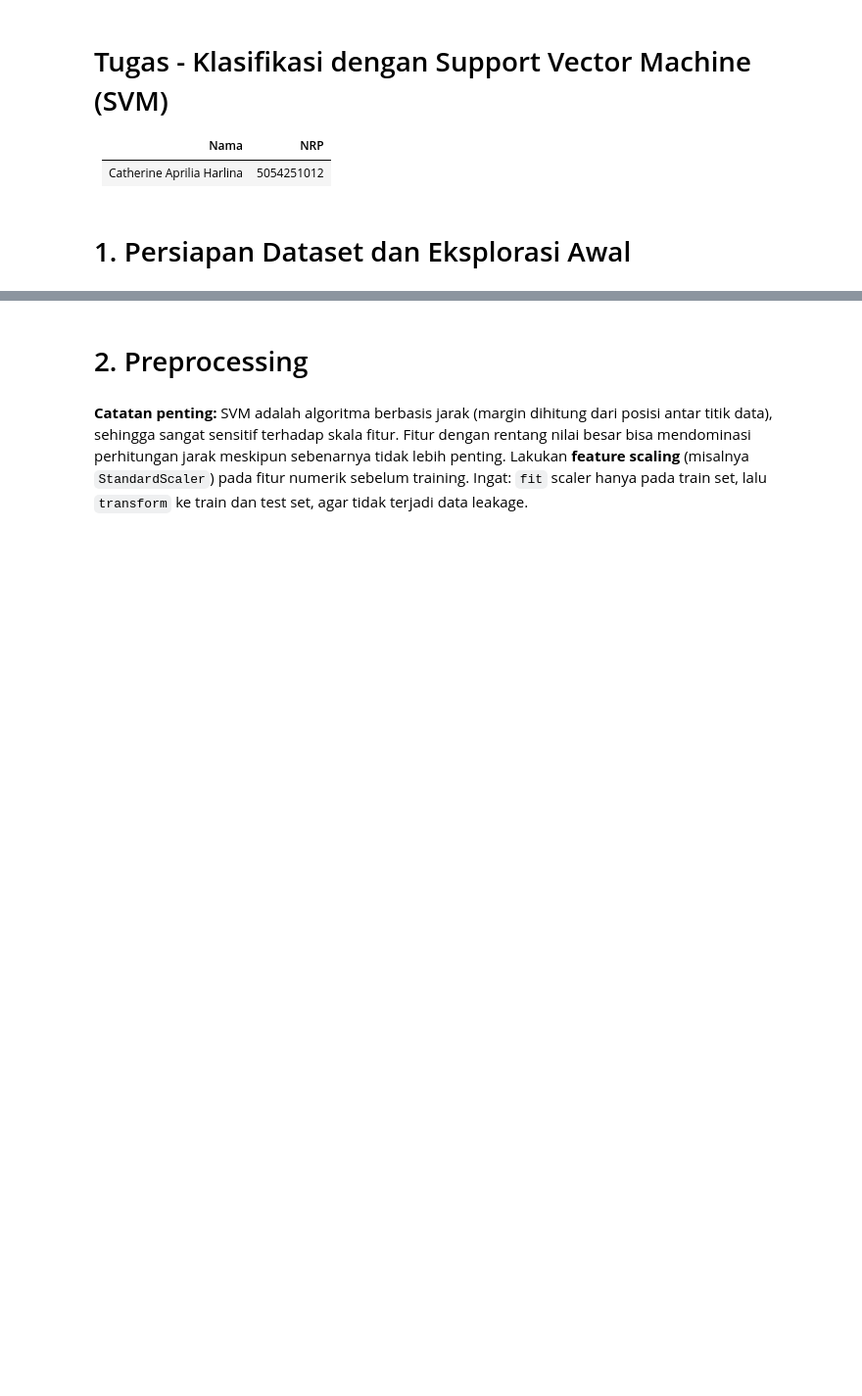
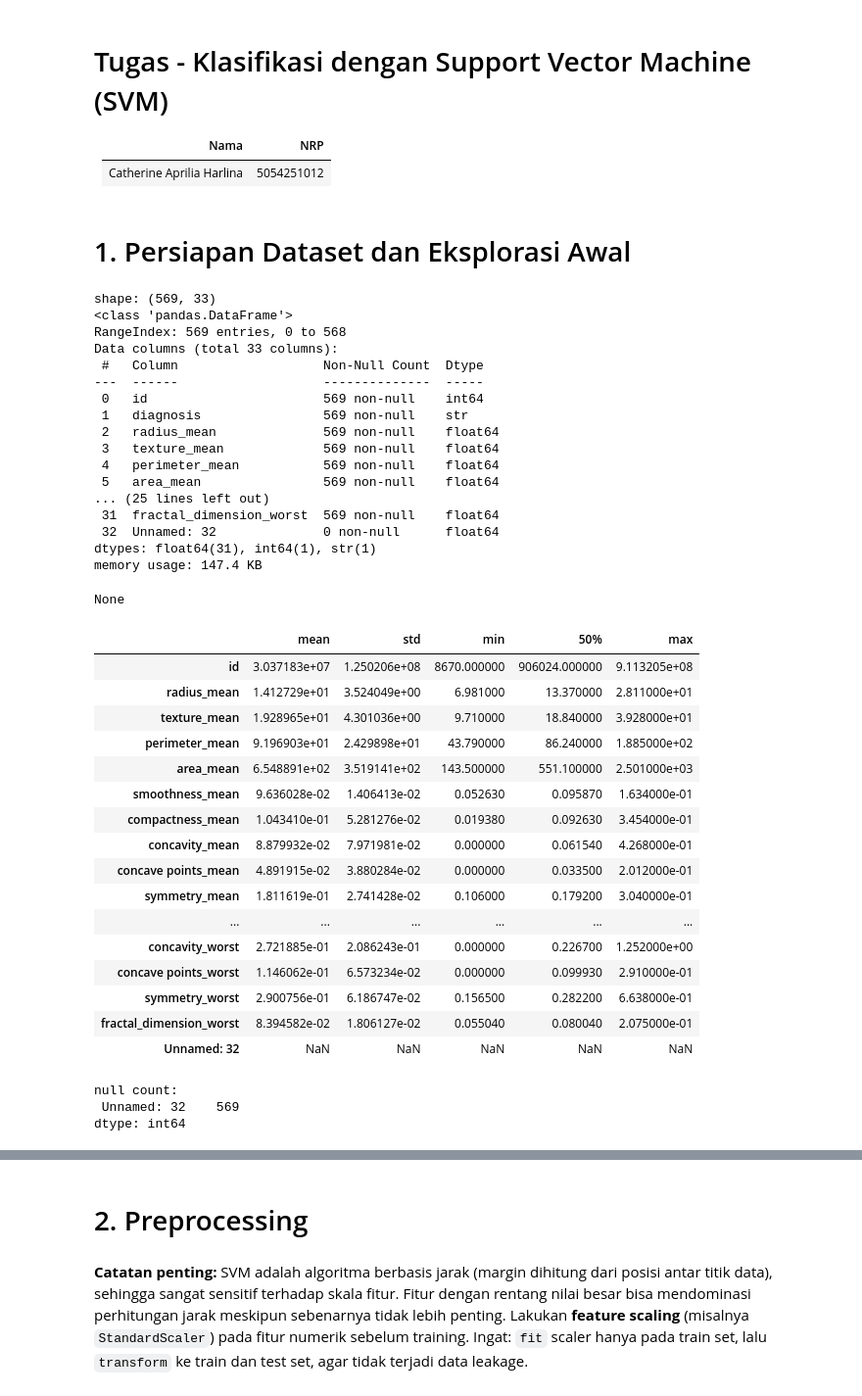
Before and after one commit to catherineapriliaharlina/praktikum-machine-learning, a Jupyter notebook: SVM/SVM_5054251012.ipynb, the cells around one changed output, grey strips where cells are left out. Shown at 98% size. Cells and saved outputs as stored; diff of their text form; code cells hidden in the pictures; blank space fills up the shorter version.

```diff
--- a/SVM/SVM_5054251012.ipynb
+++ b/SVM/SVM_5054251012.ipynb
@@ -15,10 +15,49 @@ from sklearn.metrics import accuracy_score, precision_score, recall_score, f1_sc
 from sklearn.decomposition import PCA
 warnings.filterwarnings('ignore')
 # %%
-df = pd.read_csv('SVM/breast_cancer.csv')
+df = pd.read_csv('breast_cancer.csv')
 print(f"shape: {df.shape}")
 display(df.info(), df.describe().T[['mean', 'std', 'min', '50%', 'max']])
 print("null count:\n", df.isnull().sum()[df.isnull().sum() > 0])
+# %% [output]
+shape: (569, 33)
+<class 'pandas.DataFrame'>
+RangeIndex: 569 entries, 0 to 568
+Data columns (total 33 columns):
+ #   Column                   Non-Null Count  Dtype
+---  ------                   --------------  -----
+ 0   id                       569 non-null    int64
+ 1   diagnosis                569 non-null    str
+ 2   radius_mean              569 non-null    float64
+ 3   texture_mean             569 non-null    float64
+ 4   perimeter_mean           569 non-null    float64
+ 5   area_mean                569 non-null    float64
+... (25 lines left out)
+ 31  fractal_dimension_worst  569 non-null    float64
+ 32  Unnamed: 32              0 non-null      float64
+dtypes: float64(31), int64(1), str(1)
+memory usage: 147.4 KB
+None
+|  | mean | std | min | 50% | max |
+| id | 3.037183e+07 | 1.250206e+08 | 8670.000000 | 906024.000000 | 9.113205e+08 |
+| radius_mean | 1.412729e+01 | 3.524049e+00 | 6.981000 | 13.370000 | 2.811000e+01 |
+| texture_mean | 1.928965e+01 | 4.301036e+00 | 9.710000 | 18.840000 | 3.928000e+01 |
+| perimeter_mean | 9.196903e+01 | 2.429898e+01 | 43.790000 | 86.240000 | 1.885000e+02 |
+| area_mean | 6.548891e+02 | 3.519141e+02 | 143.500000 | 551.100000 | 2.501000e+03 |
+| smoothness_mean | 9.636028e-02 | 1.406413e-02 | 0.052630 | 0.095870 | 1.634000e-01 |
+| compactness_mean | 1.043410e-01 | 5.281276e-02 | 0.019380 | 0.092630 | 3.454000e-01 |
+| concavity_mean | 8.879932e-02 | 7.971981e-02 | 0.000000 | 0.061540 | 4.268000e-01 |
+| concave points_mean | 4.891915e-02 | 3.880284e-02 | 0.000000 | 0.033500 | 2.012000e-01 |
+| symmetry_mean | 1.811619e-01 | 2.741428e-02 | 0.106000 | 0.179200 | 3.040000e-01 |
+| ... | ... | ... | ... | ... | ... |
+| concavity_worst | 2.721885e-01 | 2.086243e-01 | 0.000000 | 0.226700 | 1.252000e+00 |
+| concave points_worst | 1.146062e-01 | 6.573234e-02 | 0.000000 | 0.099930 | 2.910000e-01 |
+| symmetry_worst | 2.900756e-01 | 6.186747e-02 | 0.156500 | 0.282200 | 6.638000e-01 |
+| fractal_dimension_worst | 8.394582e-02 | 1.806127e-02 | 0.055040 | 0.080040 | 2.075000e-01 |
+| Unnamed: 32 | NaN | NaN | NaN | NaN | NaN |
+null count:
+ Unnamed: 32    569
+dtype: int64
 # %%
 plt.figure(figsize=(5, 3.5))
 sns.countplot(data=df, x='diagnosis', palette='Set2')
```
Also changed, not shown: parts of 9 cells of this notebook.
